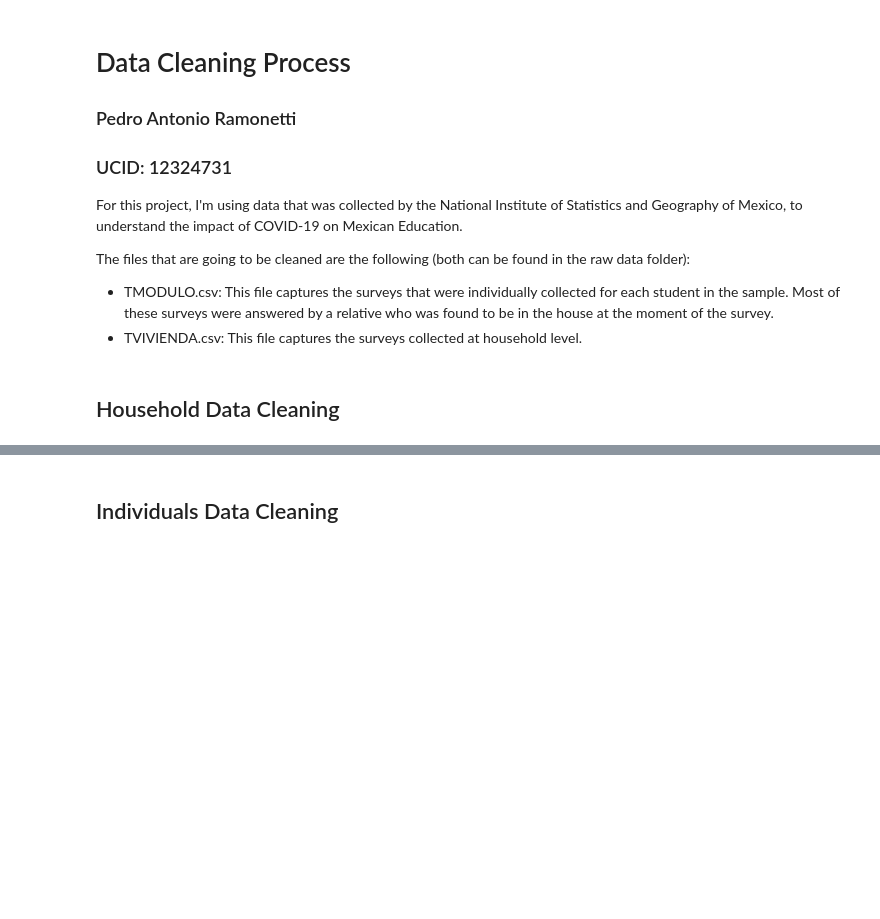
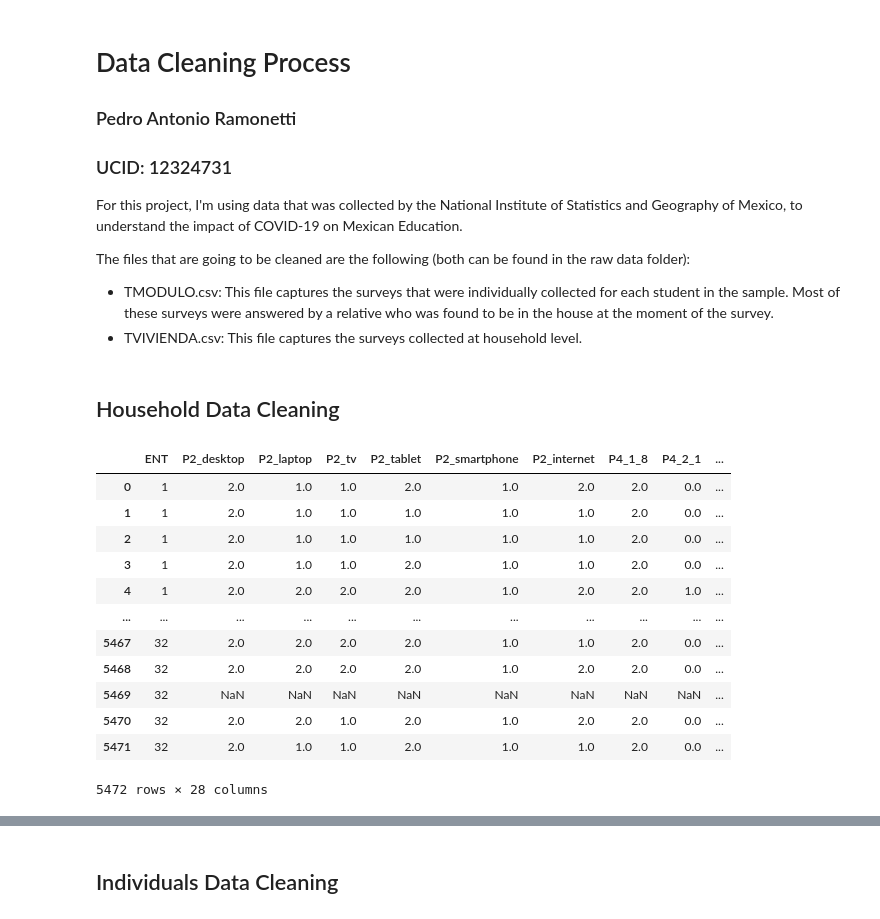
Before and after one commit to PRAMONETTI/CAPP30239_FA22, a Jupyter notebook: data/Data Cleaning.ipynb, the cells around one changed output, grey strips where cells are left out. Saved outputs shown, nothing was run; the diff lists cells and outputs as text; code cells hidden in the pictures; blank space fills up the shorter version.

```diff
--- a/data/Data Cleaning.ipynb
+++ b/data/Data Cleaning.ipynb
@@ -26,11 +26,26 @@ df_household.drop(df_household.iloc[:, 1:29], inplace=True, axis=1)
 # %%
 # Rename column to identify them more easily. The question ask if the household has the following goods
 
 df_household.rename(columns = {'P2_1_1':"P2_desktop", 'P2_1_2':"P2_laptop", 'P2_1_3':"P2_tv",
                      'P2_1_4':"P2_tablet", 'P2_1_5':"P2_smartphone", 'P2_1_6':"P2_internet"}, inplace = True)
 
 # I dont't have use for the following variables:
-df_household.drop(df_household.iloc[:, 7:16], inplace=True, axis=1)
+df_household.drop(df_household.iloc[:, 7:15], inplace=True, axis=1)
+df_household
+# %% [output]
+|  | ENT | P2_desktop | P2_laptop | P2_tv | P2_tablet | P2_smartphone | P2_internet | P4_1_8 | P4_2_1 | ... |
+| 0 | 1 | 2.0 | 1.0 | 1.0 | 2.0 | 1.0 | 2.0 | 2.0 | 0.0 | ... |
+| 1 | 1 | 2.0 | 1.0 | 1.0 | 1.0 | 1.0 | 1.0 | 2.0 | 0.0 | ... |
+| 2 | 1 | 2.0 | 1.0 | 1.0 | 1.0 | 1.0 | 1.0 | 2.0 | 0.0 | ... |
+| 3 | 1 | 2.0 | 1.0 | 1.0 | 2.0 | 1.0 | 1.0 | 2.0 | 0.0 | ... |
+| 4 | 1 | 2.0 | 2.0 | 2.0 | 2.0 | 1.0 | 2.0 | 2.0 | 1.0 | ... |
+| ... | ... | ... | ... | ... | ... | ... | ... | ... | ... | ... |
+| 5467 | 32 | 2.0 | 2.0 | 2.0 | 2.0 | 1.0 | 1.0 | 2.0 | 0.0 | ... |
+| 5468 | 32 | 2.0 | 2.0 | 2.0 | 2.0 | 1.0 | 2.0 | 2.0 | 0.0 | ... |
+| 5469 | 32 | NaN | NaN | NaN | NaN | NaN | NaN | NaN | NaN | ... |
+| 5470 | 32 | 2.0 | 2.0 | 1.0 | 2.0 | 1.0 | 2.0 | 2.0 | 0.0 | ... |
+| 5471 | 32 | 2.0 | 1.0 | 1.0 | 2.0 | 1.0 | 1.0 | 2.0 | 0.0 | ... |
+5472 rows × 28 columns
 # %%
 # I'm saving the following columns in a different df, since the number of missing values is different. These
 # questions have to do with the advantages and disavantages of remote classes. Not really sure if I'm using them
```
Also changed, not shown: parts of 6 cells of this notebook, 3 other files.
